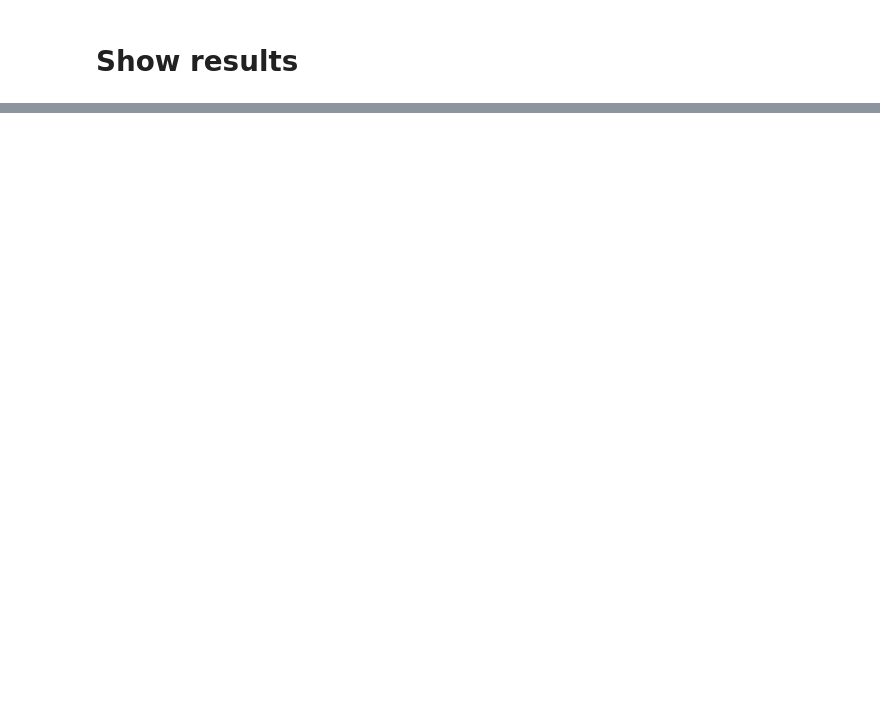
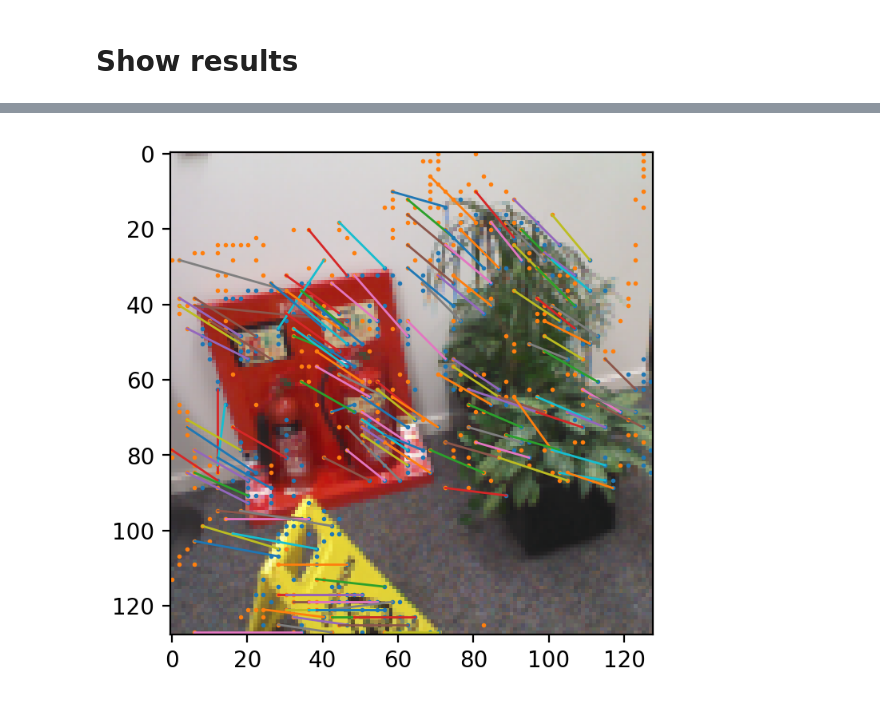
Before and after one commit to Enkrl-last/sparse-feature-pyramid, a Jupyter notebook: notebook/sparse_feature_pyramid_model.ipynb, the cells around one changed output, grey strips where cells are left out. Cells and saved outputs as stored; diff of their text form; code cells hidden in the pictures; blank space fills up the shorter version.

```diff
--- a/notebook/sparse_feature_pyramid_model.ipynb
+++ b/notebook/sparse_feature_pyramid_model.ipynb
@@ -179,0 +338,2 @@ task.close()
+# %%
+matcher = MatchPairNnTorch()
@@ -179,0 +345,11 @@ task.close()
+# %%
+plt.figure(dpi=200)
+plt.imshow(input_image)
+plt.scatter(keypoints1[:, 0], keypoints1[:, 1], s=1)
+plt.scatter(keypoints2[:, 0], keypoints2[:, 1], s=1)
+for match in matches:
+    plt.plot([keypoints1[int(match[0]), 0], keypoints2[int(match[1]), 0]],
+             [keypoints1[int(match[0]), 1], keypoints2[int(match[1]), 1]], linewidth=1)
+# plt.axis('off');
+# %% [output]
+[figure, added]
```
Also changed, not shown: parts of 53 cells of this notebook, 3 other files.
